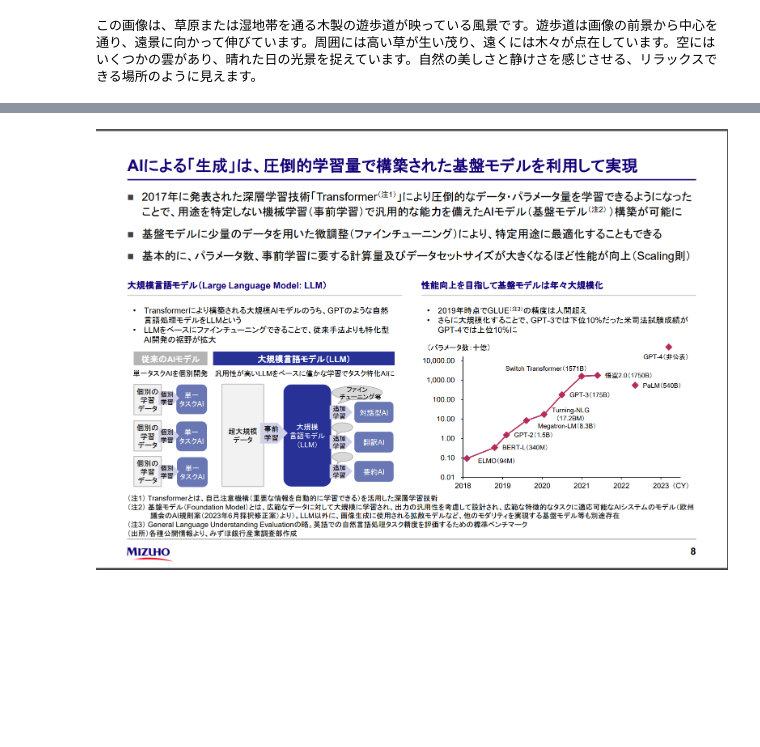
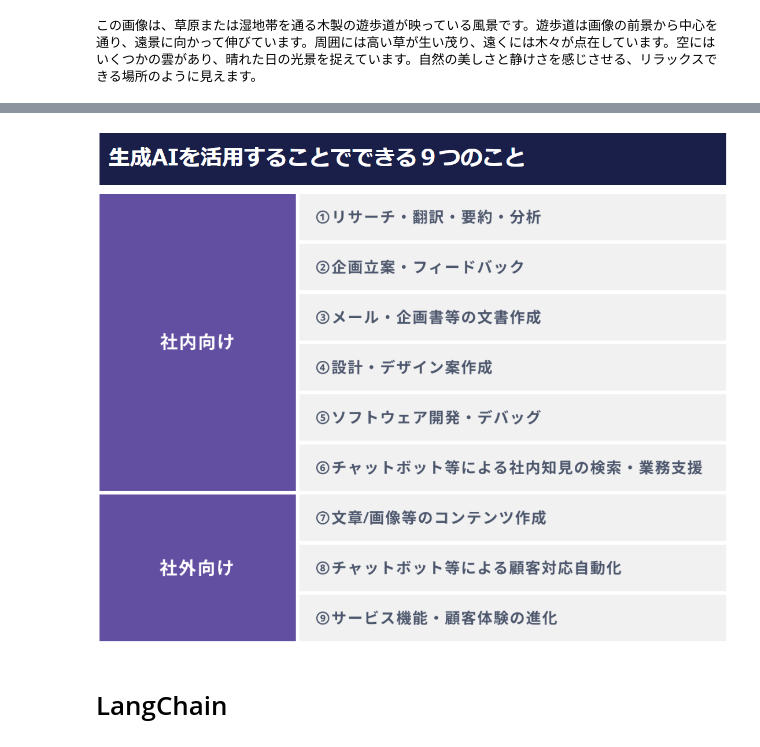
Before and after one commit to tkosht/experiment, a Jupyter notebook: backend/notebook/gpt-4v.ipynb, the cells around one changed output, grey strips where cells are left out. Saved outputs shown, nothing was run; the diff lists cells and outputs as text; code cells hidden in the pictures; blank space fills up the shorter version.

```diff
--- a/backend/notebook/gpt-4v.ipynb
+++ b/backend/notebook/gpt-4v.ipynb
@@ -147,8 +169,11 @@ print(response.choices[0].message.content)
 # %%
 %matplotlib inline
 from IPython.display import Image
 
-# Image('image.jpg')
-Image('mizuho-page.png')
+# Image('img/image.jpg')
+# Image('img/mizuho-page.png')
+Image('img/image-001.png')
 # %% [output]
-[figure, old version]
+[figure, new version]
+# %% [markdown]
+# LangChain
```
Also changed, not shown: parts of 14 cells of this notebook, 9 other files.
